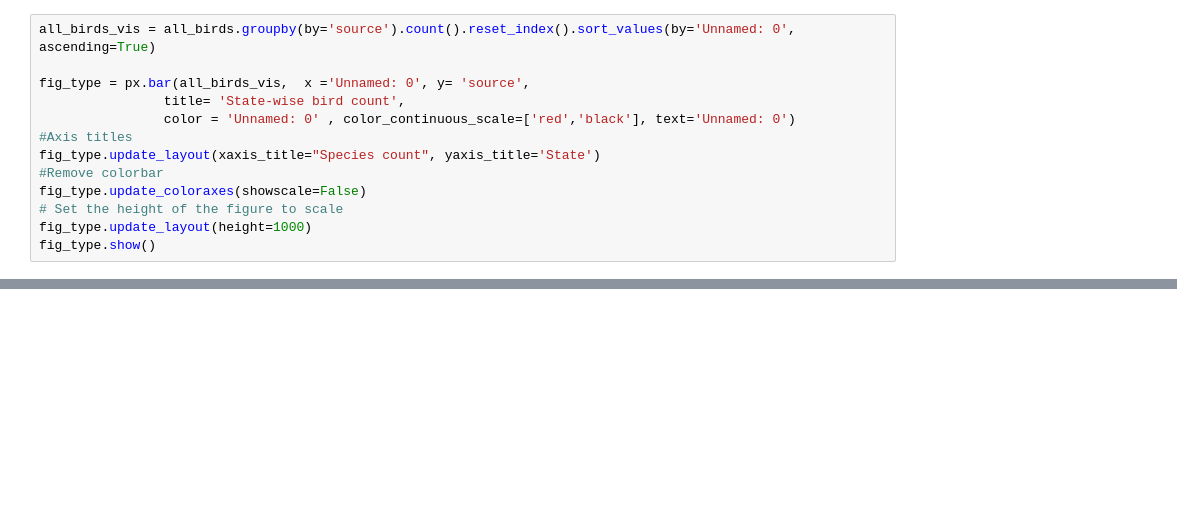
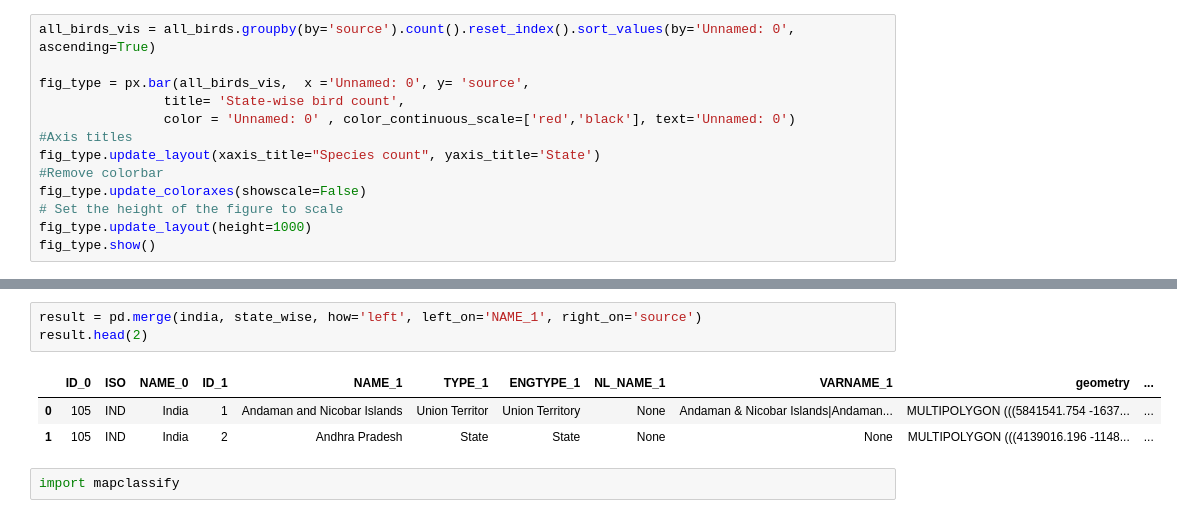
Before and after one commit to Adhikari-Priyanka/birds_vis, a Jupyter notebook: data_vis1.ipynb, the cells around one changed output, grey strips where cells are left out. Saved outputs shown, nothing was run; the diff lists cells and outputs as text; blank space fills up the shorter version.

```diff
--- a/data_vis1.ipynb
+++ b/data_vis1.ipynb
@@ -91,0 +36,9 @@ def top_n(my_df, col, type, n):
+# %%
+result = pd.merge(india, state_wise, how='left', left_on='NAME_1', right_on='source')
+result.head(2)
+# %% [output]
+|  | ID_0 | ISO | NAME_0 | ID_1 | NAME_1 | TYPE_1 | ENGTYPE_1 | NL_NAME_1 | VARNAME_1 | geometry | ... |
+| 0 | 105 | IND | India | 1 | Andaman and Nicobar Islands | Union Territor | Union Territory | None | Andaman & Nicobar Islands|Andaman... | MULTIPOLYGON (((5841541.754 -1637... | ... |
+| 1 | 105 | IND | India | 2 | Andhra Pradesh | State | State | None | None | MULTIPOLYGON (((4139016.196 -1148... | ... |
+# %%
+import mapclassify
```
Also changed, not shown: parts of 11 cells of this notebook, 3 other files.
